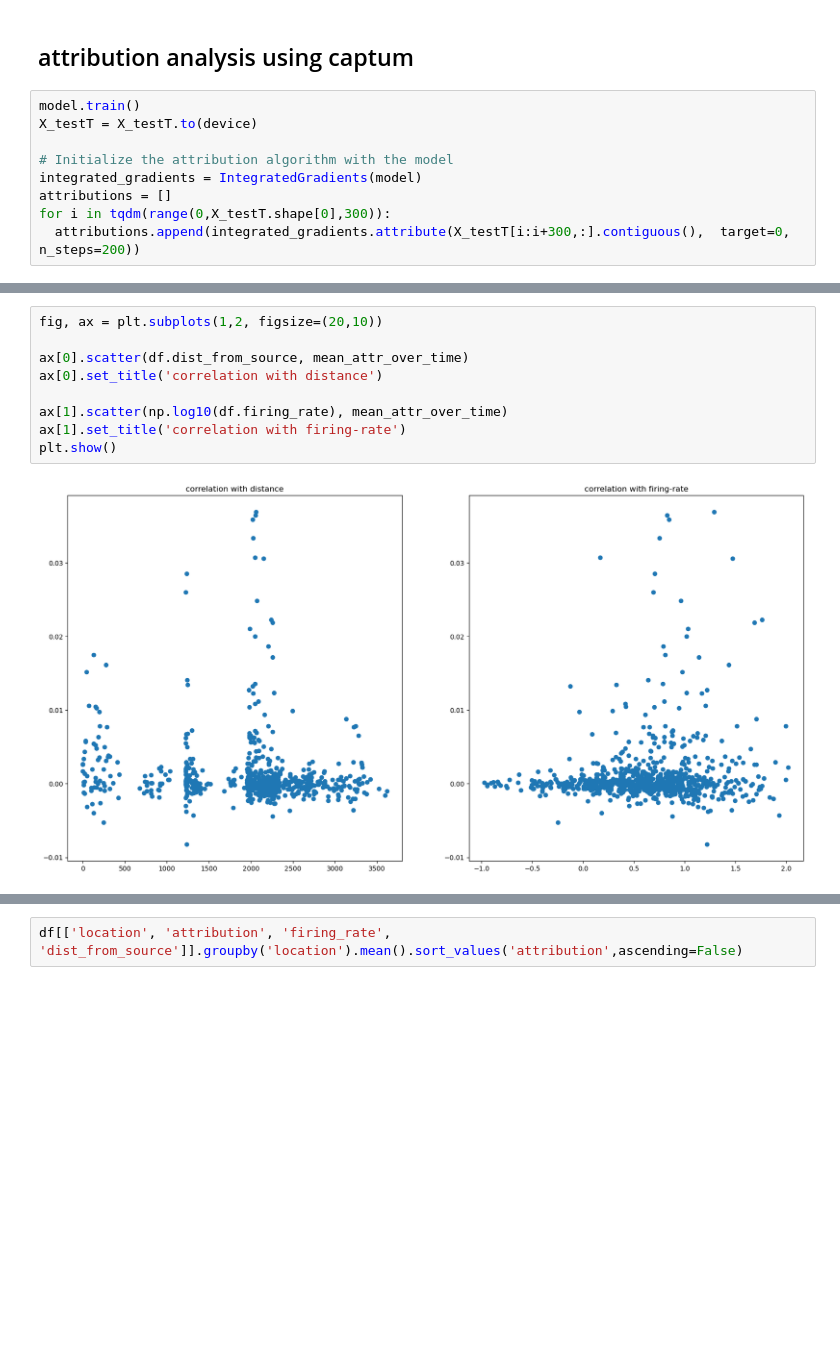
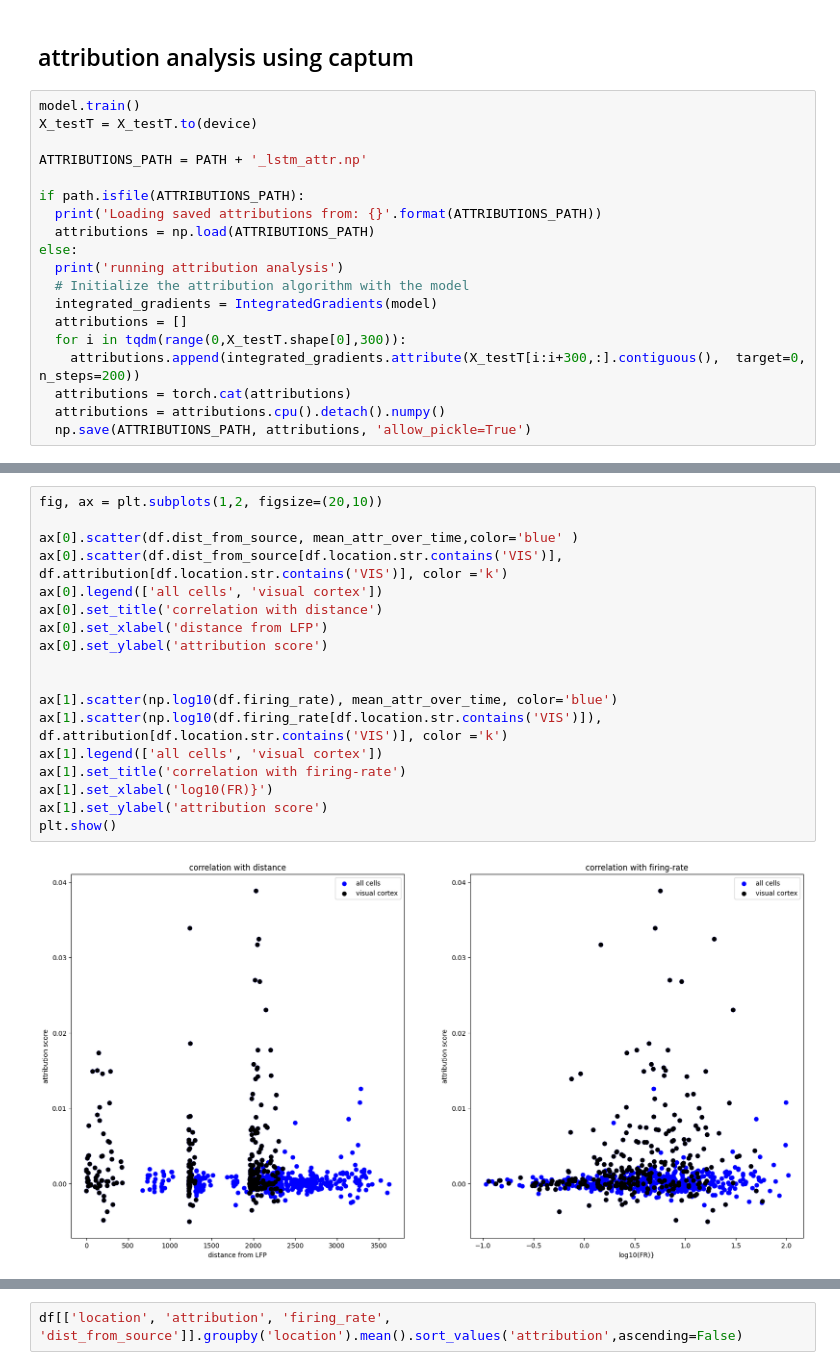
Before and after one commit to nnitzan01/spikes2lfp, a Jupyter notebook: spike_to_lfp_lstm_V2.ipynb, the cells around one changed output, grey strips where cells are left out. Drawn from its saved outputs; the diff is of its cells as text; blank space fills up the shorter version.

```diff
--- a/spike_to_lfp_lstm_V2.ipynb
+++ b/spike_to_lfp_lstm_V2.ipynb
@@ -405,8 +283,18 @@ plt.show()
 model.train()
 X_testT = X_testT.to(device)
 
-# Initialize the attribution algorithm with the model
-integrated_gradients = IntegratedGradients(model)
-attributions = []
-for i in tqdm(range(0,X_testT.shape[0],300)):
-  attributions.append(integrated_gradients.attribute(X_testT[i:i+300,:].contiguous(),  target=0,  n_steps=200))
+ATTRIBUTIONS_PATH = PATH + '_lstm_attr.np'
+
+if path.isfile(ATTRIBUTIONS_PATH):
+  print('Loading saved attributions from: {}'.format(ATTRIBUTIONS_PATH))
+  attributions = np.load(ATTRIBUTIONS_PATH)
+else:
+  print('running attribution analysis')
+  # Initialize the attribution algorithm with the model
+  integrated_gradients = IntegratedGradients(model)
+  attributions = []
+  for i in tqdm(range(0,X_testT.shape[0],300)):
+    attributions.append(integrated_gradients.attribute(X_testT[i:i+300,:].contiguous(),  target=0,  n_steps=200))
+  attributions = torch.cat(attributions)
+  attributions = attributions.cpu().detach().numpy()
+  np.save(ATTRIBUTIONS_PATH, attributions, 'allow_pickle=True')
@@ -423,11 +313,20 @@ plt.show()
 # %%
 fig, ax = plt.subplots(1,2, figsize=(20,10))
 
-ax[0].scatter(df.dist_from_source, mean_attr_over_time)
+ax[0].scatter(df.dist_from_source, mean_attr_over_time,color='blue' )
+ax[0].scatter(df.dist_from_source[df.location.str.contains('VIS')], df.attribution[df.location.str.contains('VIS')], color ='k')
+ax[0].legend(['all cells', 'visual cortex'])
 ax[0].set_title('correlation with distance')
+ax[0].set_xlabel('distance from LFP')
+ax[0].set_ylabel('attribution score')
 
-ax[1].scatter(np.log10(df.firing_rate), mean_attr_over_time)
+
+ax[1].scatter(np.log10(df.firing_rate), mean_attr_over_time, color='blue')
+ax[1].scatter(np.log10(df.firing_rate[df.location.str.contains('VIS')]), df.attribution[df.location.str.contains('VIS')], color ='k')
+ax[1].legend(['all cells', 'visual cortex'])
 ax[1].set_title('correlation with firing-rate')
+ax[1].set_xlabel('log10(FR)}')
+ax[1].set_ylabel('attribution score')
 plt.show()
 # %% [output]
-[figure, old version]
+[figure, new version]
```
Also changed, not shown: parts of 19 cells of this notebook.
